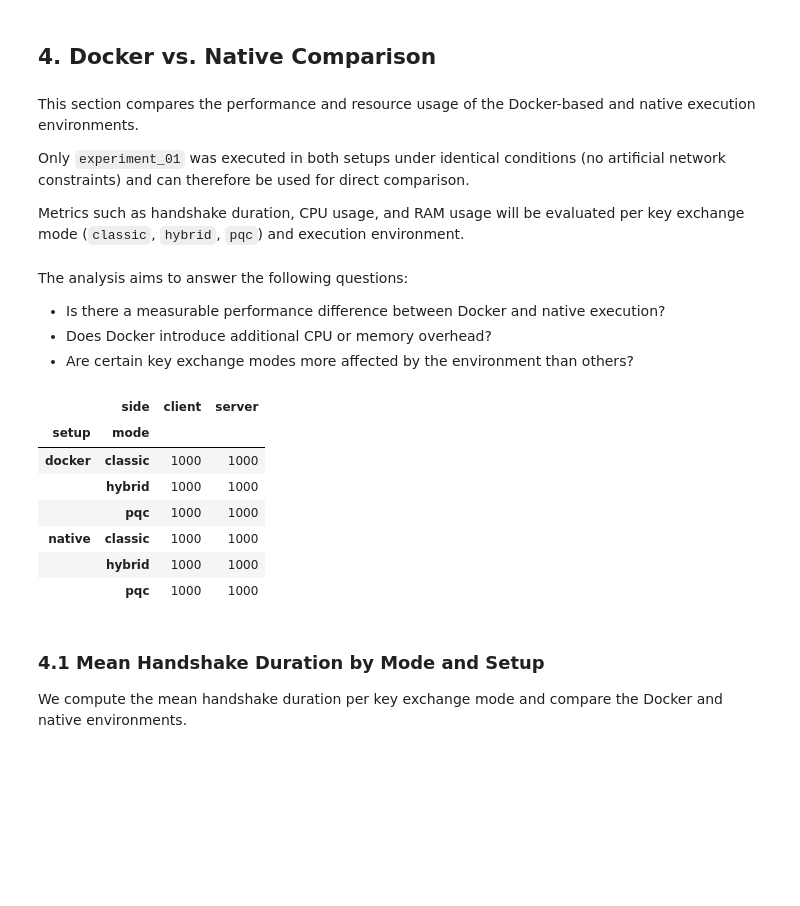
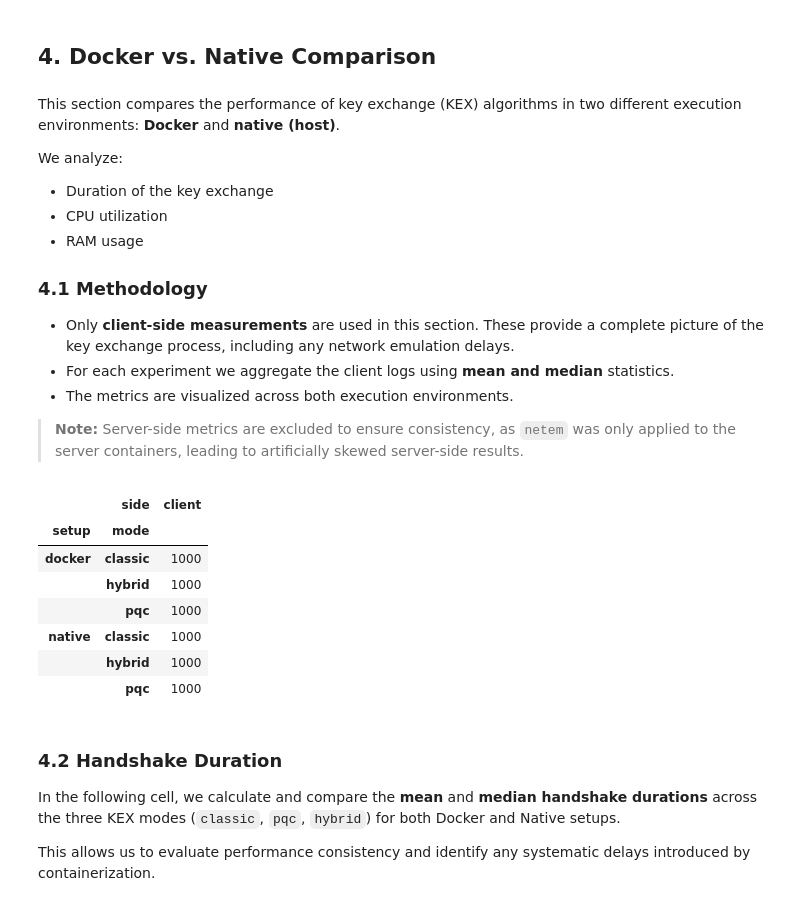
Before and after one commit to LucaBreh/HybridKEX, a Jupyter notebook: analytics/notebooks/03_analysis_and_visualization.ipynb, the cells around one changed output. Saved outputs shown, nothing was run; the diff lists cells and outputs as text; code cells hidden in the pictures; blank space fills up the shorter version.

Commit message:
continued analysis of data

```diff
--- a/analytics/notebooks/03_analysis_and_visualization.ipynb
+++ b/analytics/notebooks/03_analysis_and_visualization.ipynb
@@ -176,34 +176,41 @@ While the measurements from client and server are both valuable, **client-side d
 # %% [markdown]
 ## 4. Docker vs. Native Comparison
 # %% [markdown]
-This section compares the performance and resource usage of the Docker-based and native execution environments.
+This section compares the performance of key exchange (KEX) algorithms in two different execution environments: **Docker** and **native (host)**.
 
-Only `experiment_01` was executed in both setups under identical conditions (no artificial network constraints) and can therefore be used for direct comparison.
+We analyze:
+- Duration of the key exchange
+- CPU utilization
+- RAM usage
 
-Metrics such as handshake duration, CPU usage, and RAM usage will be evaluated per key exchange mode (`classic`, `hybrid`, `pqc`) and execution environment.
+### 4.1 Methodology
+
+- Only **client-side measurements** are used in this section. These provide a complete picture of the key exchange process, including any network emulation delays.
+- For each experiment we aggregate the client logs using **mean and median** statistics.
+- The metrics are visualized across both execution environments.
+
+> **Note:** Server-side metrics are excluded to ensure consistency, as `netem` was only applied to the server containers, leading to artificially skewed server-side results.
-# %% [markdown]
-The analysis aims to answer the following questions:
-
-- Is there a measurable performance difference between Docker and native execution?
-- Does Docker introduce additional CPU or memory overhead?
-- Are certain key exchange modes more affected by the environment than others?
 # %%
-# Filter the full dataset for experiment_01 only
-df_exp01 = df_all[df_all["experiment"] == "experiment_01"]
+# Filter for experiment_01 and client side only
+df_exp1_client = df_all[
+    (df_all["experiment"] == "experiment_01") &
+    (df_all["side"] == "client")
+    ].copy()
 
-# Preview to confirm
-df_exp01.groupby(["setup", "mode", "side"]).size().unstack()
+df_exp1_client.groupby(["setup", "mode", "side"]).size().unstack()
 # %% [output]
-|  | side | client | server |
-| setup | mode |  |  |
-| docker | classic | 1000 | 1000 |
-|  | hybrid | 1000 | 1000 |
-|  | pqc | 1000 | 1000 |
-| native | classic | 1000 | 1000 |
-|  | hybrid | 1000 | 1000 |
-|  | pqc | 1000 | 1000 |
+|  | side | client |
+| setup | mode |  |
+| docker | classic | 1000 |
+|  | hybrid | 1000 |
+|  | pqc | 1000 |
+| native | classic | 1000 |
+|  | hybrid | 1000 |
+|  | pqc | 1000 |
 # %% [markdown]
-### 4.1 Mean Handshake Duration by Mode and Setup
+### 4.2 Handshake Duration
 
-We compute the mean handshake duration per key exchange mode and compare the Docker and native environments.
+In the following cell, we calculate and compare the **mean** and **median handshake durations** across the three KEX modes (`classic`, `pqc`, `hybrid`) for both Docker and Native setups.
+
+This allows us to evaluate performance consistency and identify any systematic delays introduced by containerization.
 # %%
```
Also changed, not shown: parts of 10 cells of this notebook, 4 other files.
